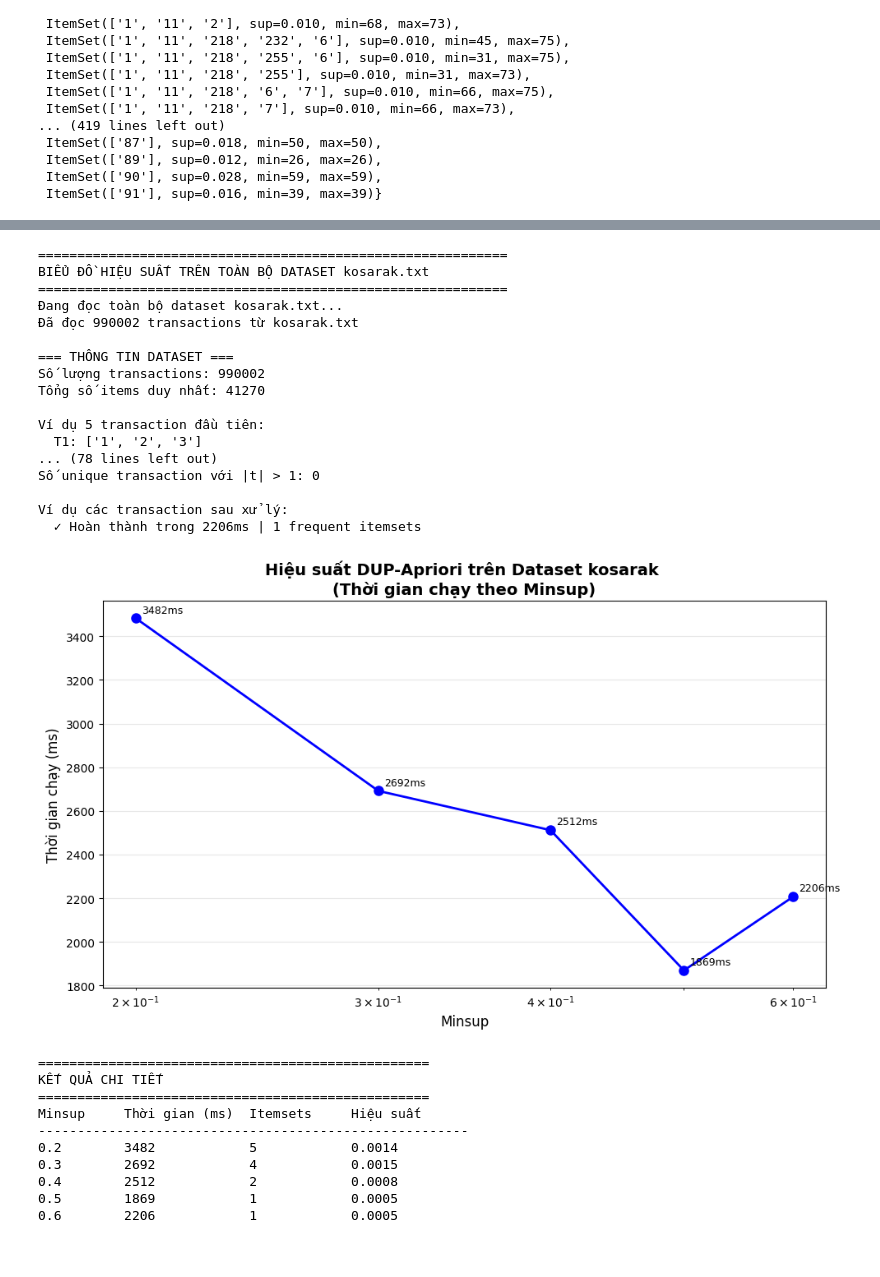
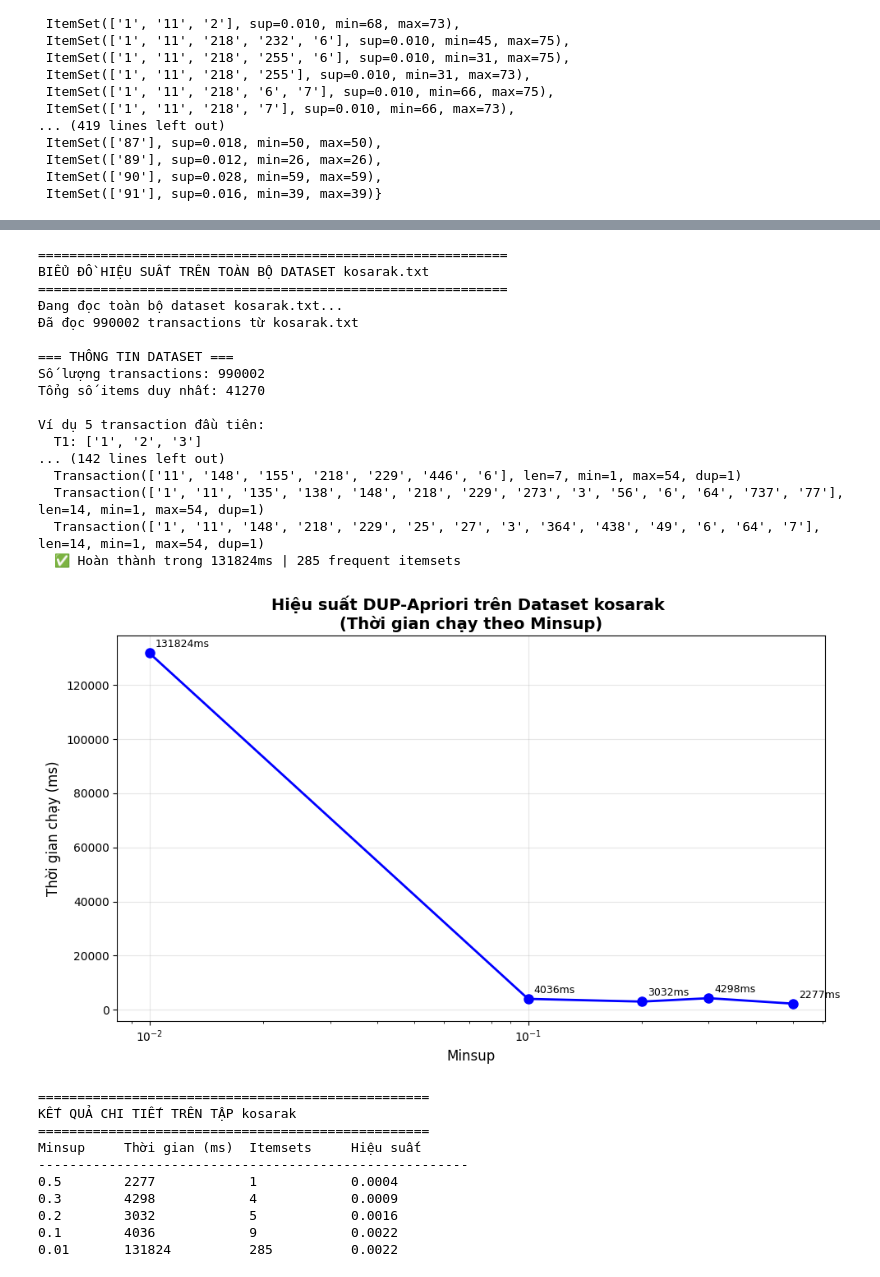
Before and after one commit to d3m0l15h/DUP-Apriori, a Jupyter notebook: DUP-Apriori.ipynb, the cells around one changed output, grey strips where cells are left out. Drawn from its saved outputs; the diff is of its cells as text; code cells hidden in the pictures.

```diff
--- a/DUP-Apriori.ipynb
+++ b/DUP-Apriori.ipynb
@@ -819,7 +819,7 @@ def create_performance_graph():
     print_dataset_info(transactions)
 
     # Các giá trị minsup để test (từ cao xuống thấp để tránh timeout)
-    minsup_values = [0.2, 0.3, 0.4, 0.5, 0.6]
+    minsup_values = [0.5, 0.3, 0.2, 0.1, 0.01]
     runtimes = []
     itemset_counts = []
 
@@ -827,7 +827,7 @@ def create_performance_graph():
     print("(Lưu ý: Quá trình này có thể mất vài phút)")
 
     for i, minsup in enumerate(minsup_values):
-        print(f"\n[{i+1}/{len(minsup_values)}] Đang chạy với minsup = {minsup}...")
+        print(f"\n[{i+1}/{len(minsup_values)}] 🧪 Đang chạy với minsup = {minsup}...")
 
         try:
             start_time = time.time()
@@ -840,7 +840,7 @@ def create_performance_graph():
             runtimes.append(runtime)
             itemset_counts.append(num_itemsets)
 
-            print(f"  ✓ Hoàn thành trong {runtime:.0f}ms | {num_itemsets} frequent itemsets")
+            print(f"  ✅ Hoàn thành trong {runtime:.0f}ms | {num_itemsets} frequent itemsets")
 
         except Exception as e:
             print(f"  ✗ Lỗi: {e}")
@@ -877,47 +877,47 @@ def create_performance_graph():
                     fontsize=9)
 
     plt.tight_layout()
     plt.show()
 
     # In bảng tóm tắt kết quả
     print("\n" + "="*50)
-    print("KẾT QUẢ CHI TIẾT")
+    print(f"KẾT QUẢ CHI TIẾT TRÊN TẬP {dataset_name}")
     print("="*50)
     print(f"{'Minsup':<10} {'Thời gian (ms)':<15} {'Itemsets':<12} {'Hiệu suất':<15}")
     print("-" * 55)
 
     for minsup, runtime, count in valid_data:
         efficiency = count / runtime if runtime > 0 else 0
         print(f"{minsup:<10} {runtime:<15.0f} {count:<12} {efficiency:<15.4f}")
 
 # Chạy biểu đồ hiệu suất
 create_performance_graph()
 # %% [output]
 ============================================================
 BIỂU ĐỒ HIỆU SUẤT TRÊN TOÀN BỘ DATASET kosarak.txt
 ============================================================
 Đang đọc toàn bộ dataset kosarak.txt...
 Đã đọc 990002 transactions từ kosarak.txt
 
 === THÔNG TIN DATASET ===
 Số lượng transactions: 990002
 Tổng số items duy nhất: 41270
 
 Ví dụ 5 transaction đầu tiên:
   T1: ['1', '2', '3']
-... (78 lines left out)
-Số unique transaction với |t| > 1: 0
-
-Ví dụ các transaction sau xử lý:
-  ✓ Hoàn thành trong 2206ms | 1 frequent itemsets
+... (142 lines left out)
+  Transaction(['11', '148', '155', '218', '229', '446', '6'], len=7, min=1, max=54, dup=1)
+  Transaction(['1', '11', '135', '138', '148', '218', '229', '273', '3', '56', '6', '64', '737', '77'], len=14, min=1, max=54, dup=1)
+  Transaction(['1', '11', '148', '218', '229', '25', '27', '3', '364', '438', '49', '6', '64', '7'], len=14, min=1, max=54, dup=1)
+  ✅ Hoàn thành trong 131824ms | 285 frequent itemsets
-[figure, old version]
+[figure, new version]
 ==================================================
-KẾT QUẢ CHI TIẾT
+KẾT QUẢ CHI TIẾT TRÊN TẬP kosarak
 ==================================================
 Minsup     Thời gian (ms)  Itemsets     Hiệu suất
 -------------------------------------------------------
-0.2        3482            5            0.0014
-0.3        2692            4            0.0015
-0.4        2512            2            0.0008
-0.5        1869            1            0.0005
-0.6        2206            1            0.0005
+0.5        2277            1            0.0004
+0.3        4298            4            0.0009
+0.2        3032            5            0.0016
+0.1        4036            9            0.0022
+0.01       131824          285          0.0022
```
Also changed, not shown: parts of 1 cell of this notebook, 1 other file.
